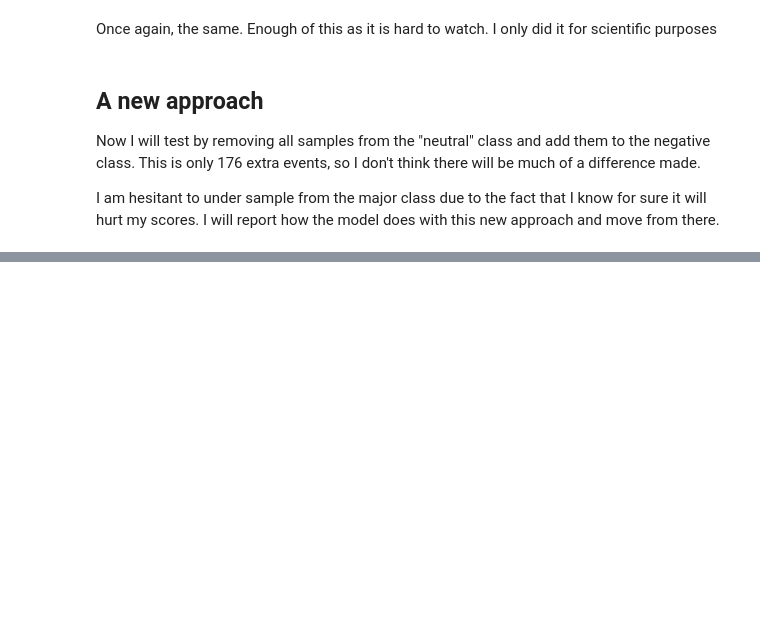
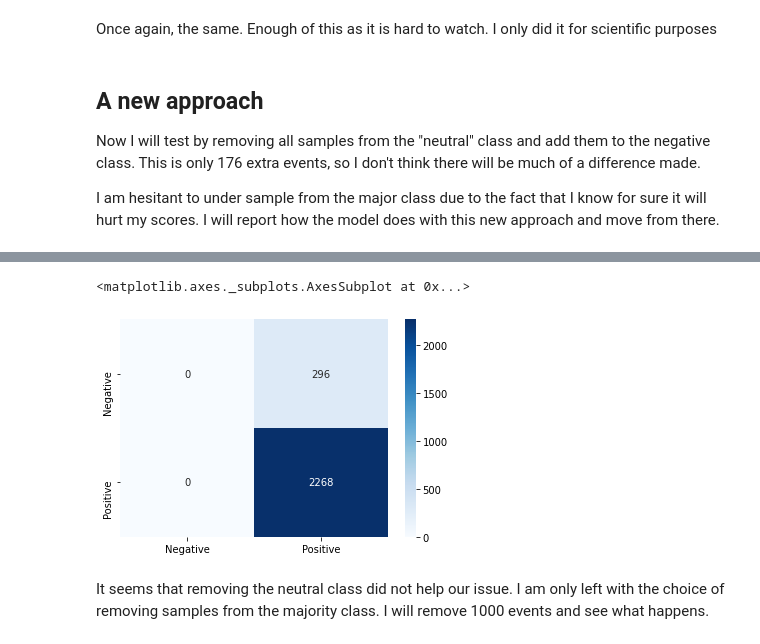
Before and after one commit to Hadryan/Amazon-Musical-Instrument-Sentiment-Analysis, a Jupyter notebook: Results.ipynb, the cells around one changed output, grey strips where cells are left out. Cells and saved outputs as stored; diff of their text form; code cells hidden in the pictures; blank space fills up the shorter version.

```diff
--- a/Results.ipynb
+++ b/Results.ipynb
@@ -102,0 +151,13 @@ I am hesitant to under sample from the major class due to the fact that I know f
+# %%
+sns.heatmap(results_dict_no_lemma_new_approach['lstm']['acc'],
+            cmap='Blues',
+            cbar='False',
+            annot=True,
+            fmt='g',
+            xticklabels=['Negative', 'Positive'],
+            yticklabels=['Negative', 'Positive'])
+# %% [output]
+<matplotlib.axes._subplots.AxesSubplot at 0x...>
+[figure, added]
+# %% [markdown]
+It seems that removing the neutral class did not help our issue. I am only left with the choice of removing samples from the majority class. I will remove 1000 events and see what happens.
```
Also changed, not shown: parts of 8 cells of this notebook, 16 other files.
